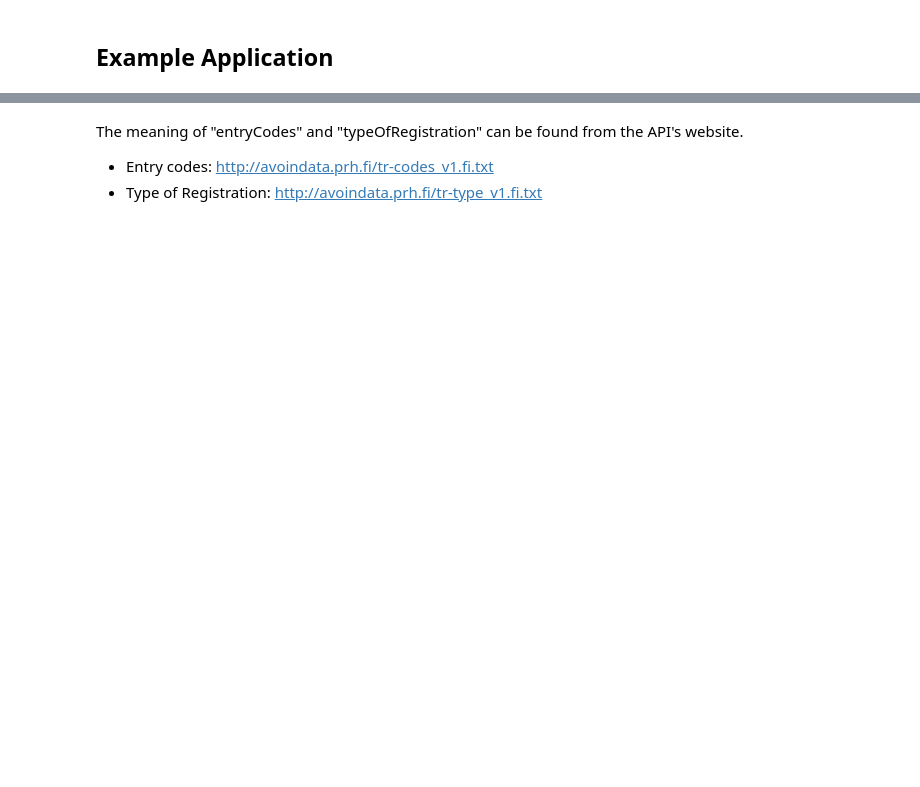
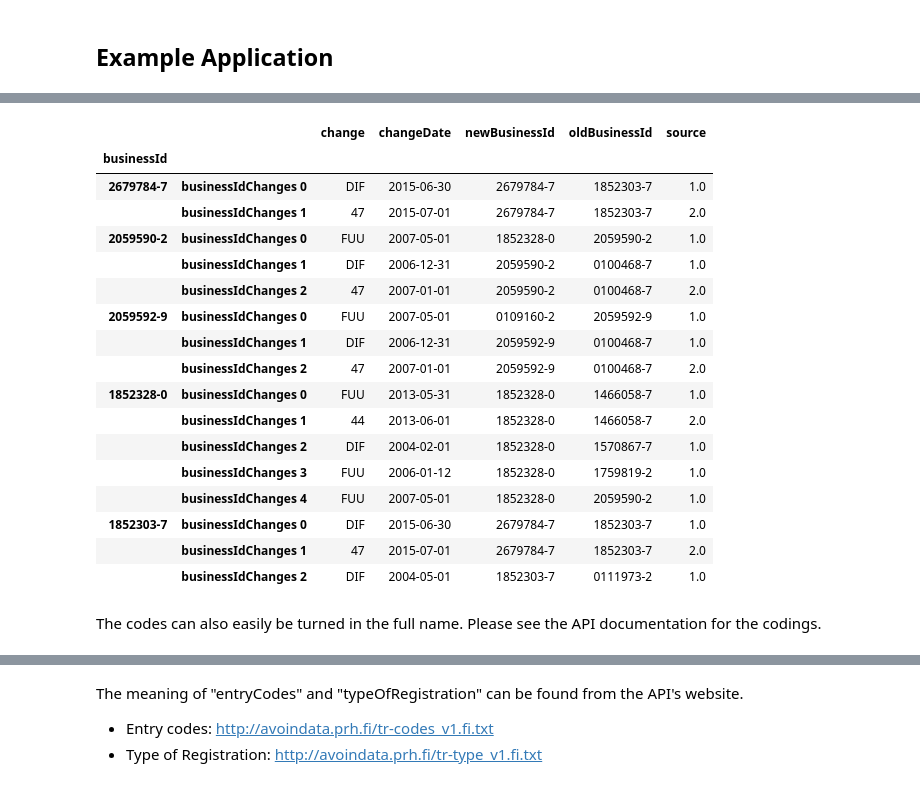
Before and after one commit to Miksus/finnish_business_portal, a Jupyter notebook: demo.ipynb, the cells around one changed output, grey strips where cells are left out. Saved outputs shown, nothing was run; the diff lists cells and outputs as text; code cells hidden in the pictures; blank space fills up the shorter version.

```diff
--- a/demo.ipynb
+++ b/demo.ipynb
@@ -270,0 +294,30 @@ Length: 340, dtype: object
+# %%
+first_level = "businessIdChanges"
+(
+    df_fortum[
+        [col for col in df_fortum.columns if col[0].startswith(first_level)]
+    ]
+    .stack(0)
+    .dropna(axis=1, how="all")
+)
+# %% [output]
+|  |  | change | changeDate | newBusinessId | oldBusinessId | source |
+| businessId |  |  |  |  |  |  |
+| 2679784-7 | businessIdChanges 0 | DIF | 2015-06-30 | 2679784-7 | 1852303-7 | 1.0 |
+|  | businessIdChanges 1 | 47 | 2015-07-01 | 2679784-7 | 1852303-7 | 2.0 |
+| 2059590-2 | businessIdChanges 0 | FUU | 2007-05-01 | 1852328-0 | 2059590-2 | 1.0 |
+|  | businessIdChanges 1 | DIF | 2006-12-31 | 2059590-2 | 0100468-7 | 1.0 |
+|  | businessIdChanges 2 | 47 | 2007-01-01 | 2059590-2 | 0100468-7 | 2.0 |
+| 2059592-9 | businessIdChanges 0 | FUU | 2007-05-01 | 0109160-2 | 2059592-9 | 1.0 |
+|  | businessIdChanges 1 | DIF | 2006-12-31 | 2059592-9 | 0100468-7 | 1.0 |
+|  | businessIdChanges 2 | 47 | 2007-01-01 | 2059592-9 | 0100468-7 | 2.0 |
+| 1852328-0 | businessIdChanges 0 | FUU | 2013-05-31 | 1852328-0 | 1466058-7 | 1.0 |
+|  | businessIdChanges 1 | 44 | 2013-06-01 | 1852328-0 | 1466058-7 | 2.0 |
+|  | businessIdChanges 2 | DIF | 2004-02-01 | 1852328-0 | 1570867-7 | 1.0 |
+|  | businessIdChanges 3 | FUU | 2006-01-12 | 1852328-0 | 1759819-2 | 1.0 |
+|  | businessIdChanges 4 | FUU | 2007-05-01 | 1852328-0 | 2059590-2 | 1.0 |
+| 1852303-7 | businessIdChanges 0 | DIF | 2015-06-30 | 2679784-7 | 1852303-7 | 1.0 |
+|  | businessIdChanges 1 | 47 | 2015-07-01 | 2679784-7 | 1852303-7 | 2.0 |
+|  | businessIdChanges 2 | DIF | 2004-05-01 | 1852303-7 | 0111973-2 | 1.0 |
+# %% [markdown]
+The codes can also easily be turned in the full name. Please see the API documentation for the codings.
```
Also changed, not shown: parts of 53 cells of this notebook, 28 other files.
